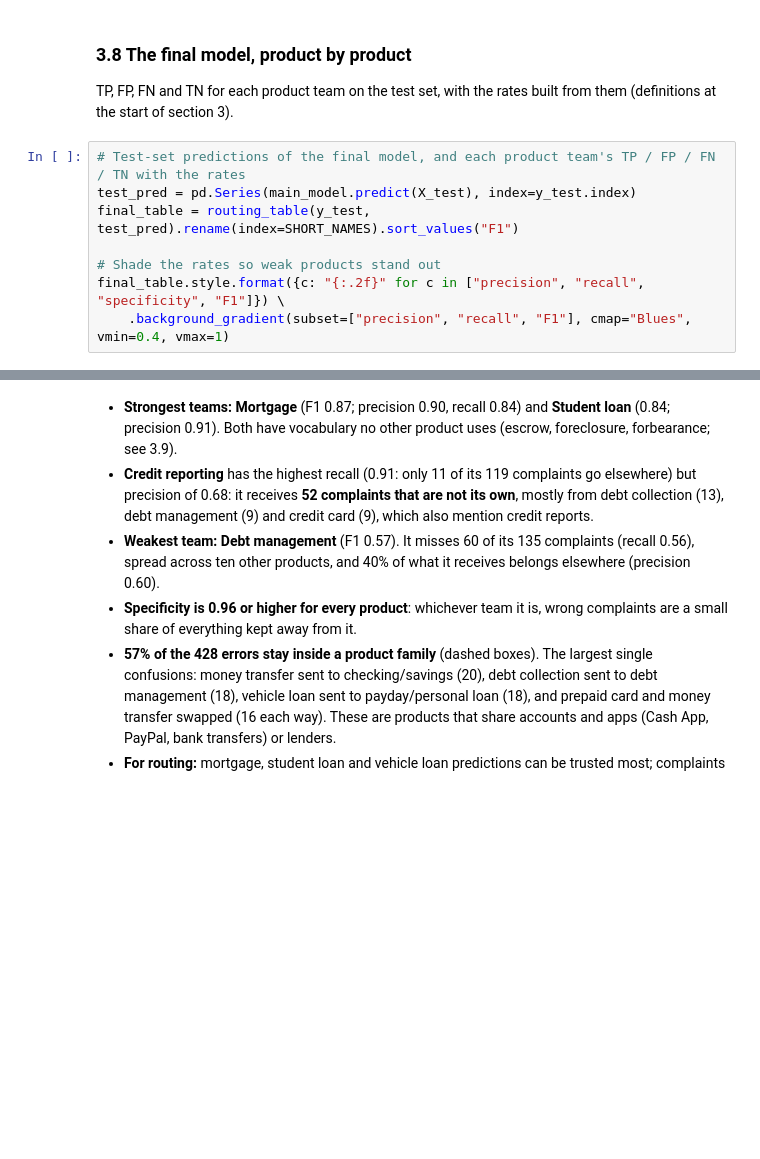
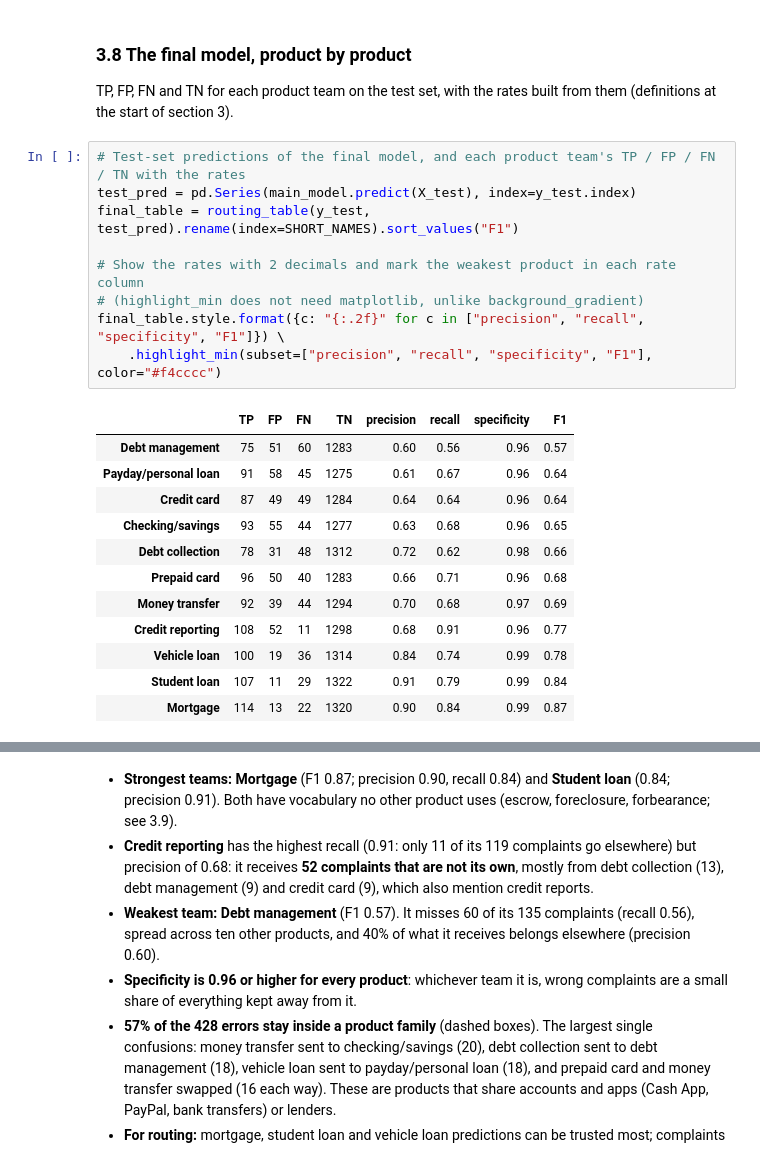
Before and after one commit to rebeccaquaye/consumer-financial-complaints, a Jupyter notebook: Notebook/Ketty_Modelling.ipynb, the cells around one changed output, grey strips where cells are left out. Drawn from its saved outputs; the diff is of its cells as text; blank space fills up the shorter version.

```diff
--- a/Notebook/Ketty_Modelling.ipynb
+++ b/Notebook/Ketty_Modelling.ipynb
@@ -1599,11 +1627,25 @@ TP, FP, FN and TN for each product team on the test set, with the rates built fr
 # %%
 # Test-set predictions of the final model, and each product team's TP / FP / FN / TN with the rates
 test_pred = pd.Series(main_model.predict(X_test), index=y_test.index)
 final_table = routing_table(y_test, test_pred).rename(index=SHORT_NAMES).sort_values("F1")
 
-# Shade the rates so weak products stand out
+# Show the rates with 2 decimals and mark the weakest product in each rate column
+# (highlight_min does not need matplotlib, unlike background_gradient)
 final_table.style.format({c: "{:.2f}" for c in ["precision", "recall", "specificity", "F1"]}) \
-    .background_gradient(subset=["precision", "recall", "F1"], cmap="Blues", vmin=0.4, vmax=1)
+    .highlight_min(subset=["precision", "recall", "specificity", "F1"], color="#f4cccc")
+# %% [output]
+|  | TP | FP | FN | TN | precision | recall | specificity | F1 |
+| Debt management | 75 | 51 | 60 | 1283 | 0.60 | 0.56 | 0.96 | 0.57 |
+| Payday/personal loan | 91 | 58 | 45 | 1275 | 0.61 | 0.67 | 0.96 | 0.64 |
+| Credit card | 87 | 49 | 49 | 1284 | 0.64 | 0.64 | 0.96 | 0.64 |
+| Checking/savings | 93 | 55 | 44 | 1277 | 0.63 | 0.68 | 0.96 | 0.65 |
+| Debt collection | 78 | 31 | 48 | 1312 | 0.72 | 0.62 | 0.98 | 0.66 |
+| Prepaid card | 96 | 50 | 40 | 1283 | 0.66 | 0.71 | 0.96 | 0.68 |
+| Money transfer | 92 | 39 | 44 | 1294 | 0.70 | 0.68 | 0.97 | 0.69 |
+| Credit reporting | 108 | 52 | 11 | 1298 | 0.68 | 0.91 | 0.96 | 0.77 |
+| Vehicle loan | 100 | 19 | 36 | 1314 | 0.84 | 0.74 | 0.99 | 0.78 |
+| Student loan | 107 | 11 | 29 | 1322 | 0.91 | 0.79 | 0.99 | 0.84 |
+| Mortgage | 114 | 13 | 22 | 1320 | 0.90 | 0.84 | 0.99 | 0.87 |
 # %%
 # Confusion matrix: rows = true product, columns = predicted product
 # Colour = share of the true product's complaints; numbers = complaint counts
```
Also changed, not shown: parts of 25 cells of this notebook, 4 other files.
